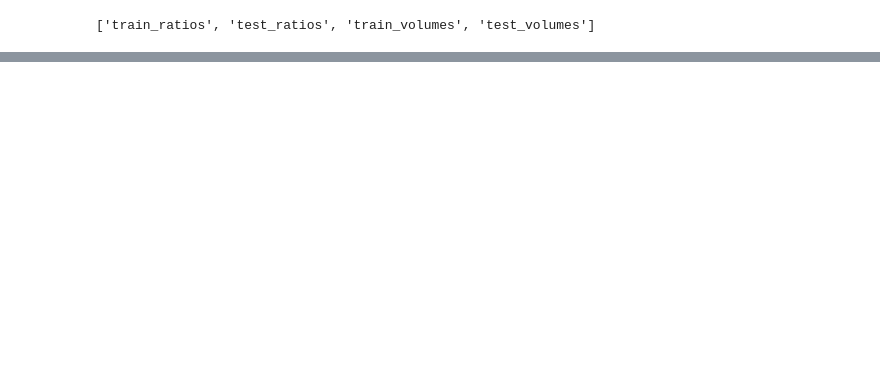
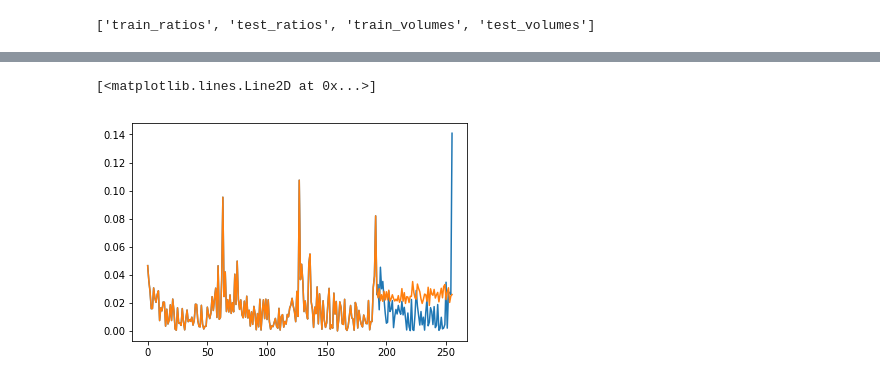
Before and after one commit to emilyj19/TS, a Jupyter notebook: SQF_RNN_model.ipynb, the cells around one changed output, grey strips where cells are left out. Cells and saved outputs as stored; diff of their text form; code cells hidden in the pictures; blank space fills up the shorter version.

```diff
--- a/SQF_RNN_model.ipynb
+++ b/SQF_RNN_model.ipynb
@@ -258,22 +277,48 @@ plt.plot(train_loss)
+# %%
+test_data = test_data.reshape((1,192))
+
+covars = create_covariate_data(test_data, 64)
+
+input_test_data = torch.FloatTensor(covars)
+input_test_data = input_test_data[0]
 # %%
-## PREDICTION ##
-decoder = Encoder()
+## PREDICTION ## this is for one example rather than a batch of test data so far
+decoder = encoder
+paths = np.zeros((num_paths, T + pred_length))
 
 with torch.no_grad():
+  input_data = input_test_data
   for t in range(T):
-    theta, encoder_hidden = encoder(input_data[t], encoder_hidden)
+    theta, encoder_hidden = encoder(input_test_data[t], encoder_hidden)
+    #print(t, encoder_hidden)
 
   for n in range(num_paths):
 
-    decoder_input = input_data[T]
+    decoder_input = input_test_data[T-1]
     decoder_hidden = encoder_hidden
-    alpha = torch.distributions.uniform.Uniform(0,1)
-    sample_path = []
+    #should resample alpha each time rather than keeping same alpha over an individual path
+    #alpha = torch.distributions.uniform.Uniform(0,1).rsample()
+    #print('alpha', alpha)
+    sample_path = np.zeros(pred_length)
 
     for i in range(pred_length):
+      #print(i, decoder_input)
       theta, decoder_hidden = decoder(decoder_input, decoder_hidden)
+      alpha = torch.distributions.uniform.Uniform(0,1).rsample()
       z_hat = sqf(theta, alpha)
-      sample_path.append(z_hat)
-      decoder_input = z_hat
+      #print(i, decoder_hidden[0][0])
+      sample_path[i] = z_hat.item()
+      one_hot = torch.zeros(65)
+      one_hot[0] = z_hat
+      one_hot[i+1] = 1
+      decoder_input = one_hot
+      #print(i, z_hat)
 
-    path = input_data.append(sample_path)
+    paths[n,:T] = input_test_data[:,0]
+    paths[n, T:] = sample_path
+# %%
+plt.plot(actual_test_data)
+plt.plot(paths[40])
+# %% [output]
+[<matplotlib.lines.Line2D at 0x...>]
+[figure, added]
```
Also changed, not shown: parts of 13 cells of this notebook.
